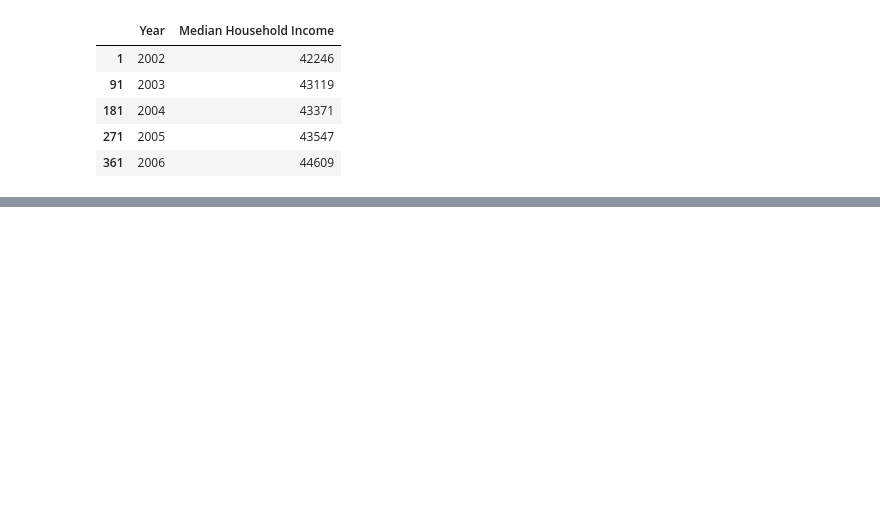
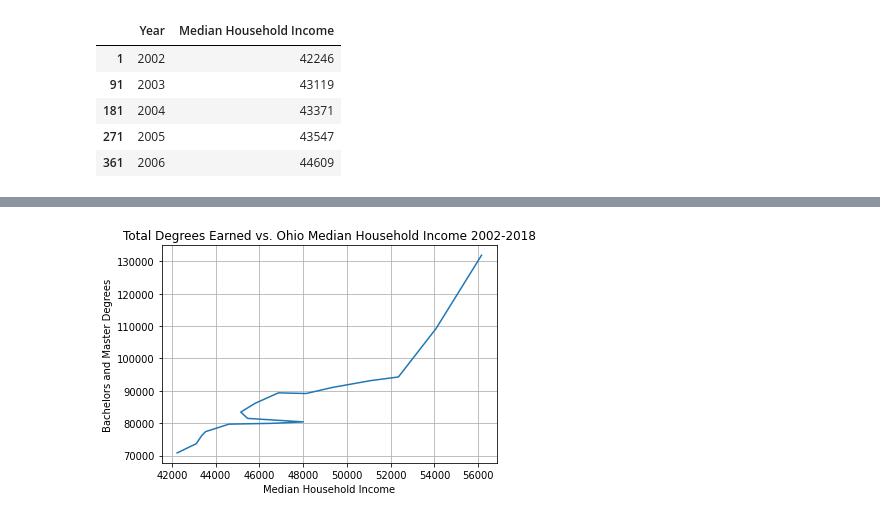
Before and after one commit to AntwonS116/Project-Ohio-College-Analysis, a Jupyter notebook: data.ipynb, the cells around one changed output, grey strips where cells are left out. Cells and saved outputs as stored; diff of their text form; code cells hidden in the pictures; blank space fills up the shorter version.

```diff
--- a/data.ipynb
+++ b/data.ipynb
@@ -545,0 +549,13 @@ The correlation coefficient between total degress and Median Household Income is
+# %%
+#line plot for degrees vs median income
+
+x_values = oh_med.iloc[:,1]
+y_values = degs_yr.iloc[:,0]
+plt.plot (x_values, y_values)
+plt.title("Total Degrees Earned vs. Ohio Median Household Income 2002-2018")
+plt.xlabel("Median Household Income")
+plt.ylabel("Bachelors and Master Degrees")
+plt.grid()
+plt.show()
+# %% [output]
+[figure, added]
```
Also changed, not shown: parts of 4 cells of this notebook.
